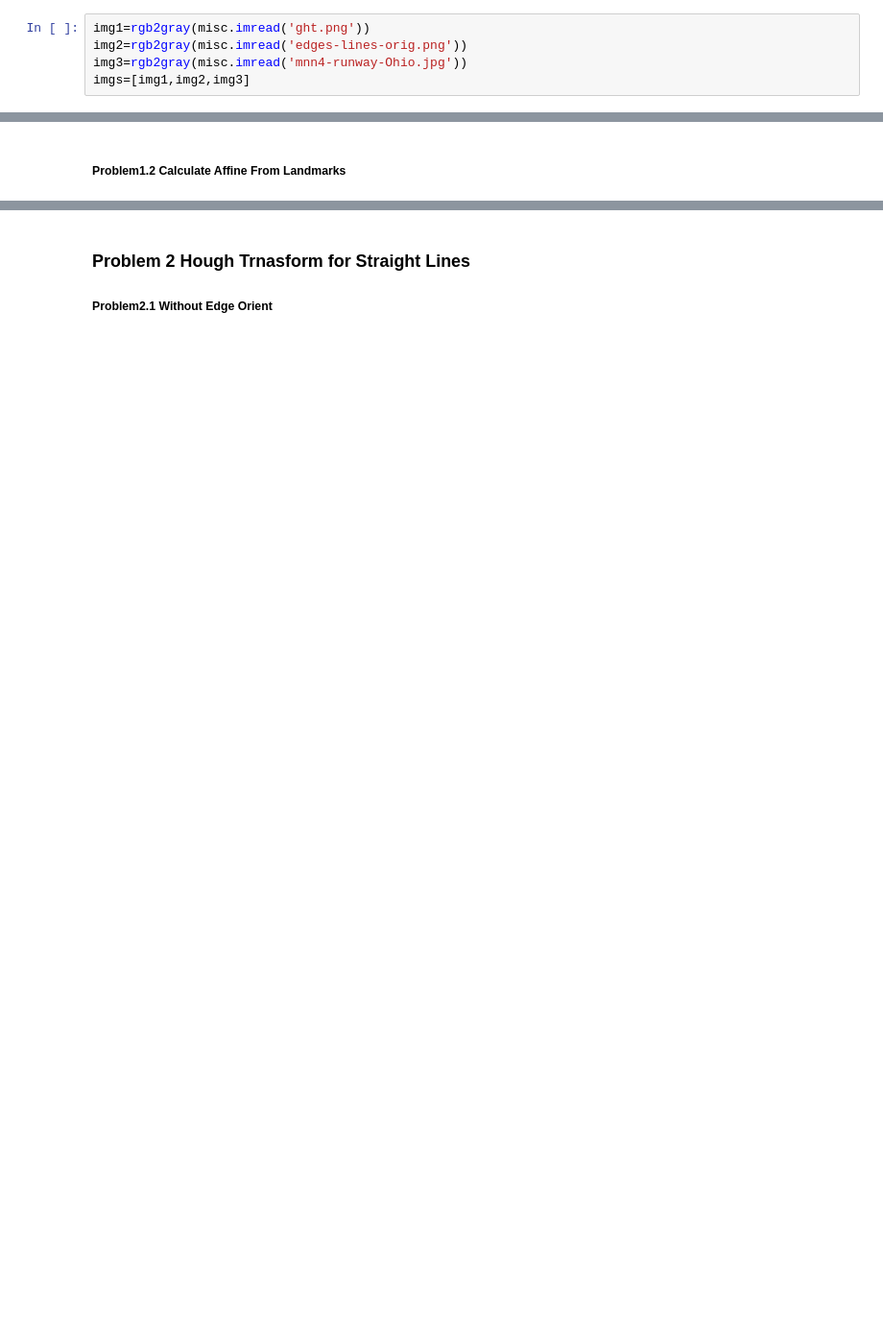
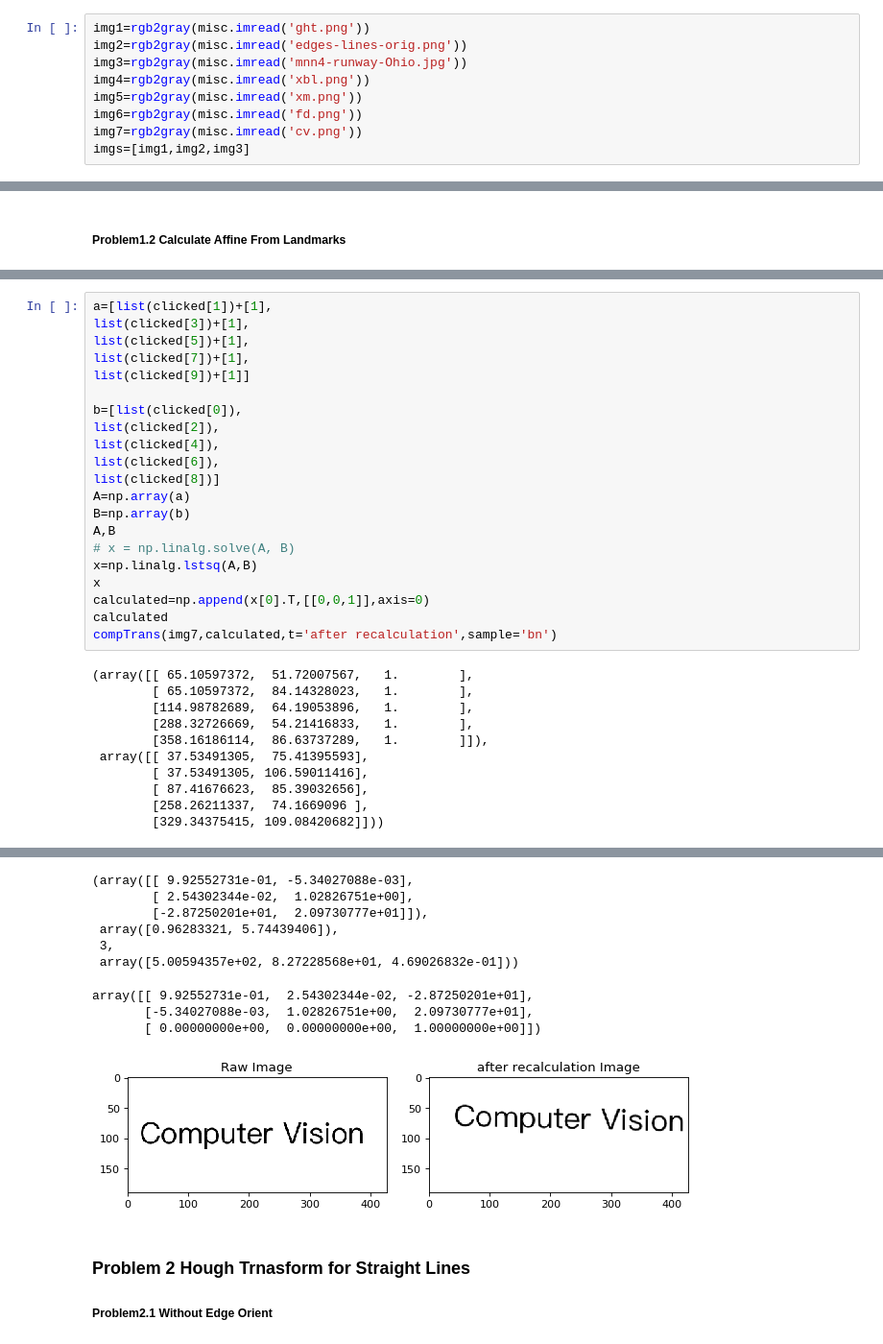
Before and after one commit to edwardchu-studio/CVHomework, a Jupyter notebook: HW3/pract/Proj2(HW3Prac).ipynb, the cells around one changed output, grey strips where cells are left out. Shown at 96% size. Drawn from its saved outputs; the diff is of its cells as text; blank space fills up the shorter version.

```diff
--- a/HW3/pract/Proj2(HW3Prac).ipynb
+++ b/HW3/pract/Proj2(HW3Prac).ipynb
@@ -28,6 +30,10 @@ def rgb2gray(rgb):
 img1=rgb2gray(misc.imread('ght.png'))
 img2=rgb2gray(misc.imread('edges-lines-orig.png'))
 img3=rgb2gray(misc.imread('mnn4-runway-Ohio.jpg'))
+img4=rgb2gray(misc.imread('xbl.png'))
+img5=rgb2gray(misc.imread('xm.png'))
+img6=rgb2gray(misc.imread('fd.png'))
+img7=rgb2gray(misc.imread('cv.png'))
 imgs=[img1,img2,img3]
 # %% [markdown]
 ### Problem 1 Affine Image Transformation
@@ -128,0 +159,32 @@ linsolve(system, a, b,c,d,e,f )
+# %%
+a=[list(clicked[1])+[1],
+list(clicked[3])+[1],
+list(clicked[5])+[1],
+list(clicked[7])+[1],
+list(clicked[9])+[1]]
+
+b=[list(clicked[0]),
+list(clicked[2]),
+list(clicked[4]),
+list(clicked[6]),
+list(clicked[8])]
+A=np.array(a)
+B=np.array(b)
+A,B
+# x = np.linalg.solve(A, B)
+x=np.linalg.lstsq(A,B)
+x
+calculated=np.append(x[0].T,[[0,0,1]],axis=0)
+calculated
+compTrans(img7,calculated,t='after recalculation',sample='bn')
+# %% [output]
+(array([[ 65.10597372,  51.72007567,   1.        ],
+        [ 65.10597372,  84.14328023,   1.        ],
+        [114.98782689,  64.19053896,   1.        ],
+        [288.32726669,  54.21416833,   1.        ],
+        [358.16186114,  86.63737289,   1.        ]]),
+ array([[ 37.53491305,  75.41395593],
+        [ 37.53491305, 106.59011416],
+        [ 87.41676623,  85.39032656],
+        [258.26211337,  74.1669096 ],
+        [329.34375415, 109.08420682]]))
@@ -129,3 +193,13 @@ linsolve(system, a, b,c,d,e,f )
+(array([[ 9.92552731e-01, -5.34027088e-03],
+        [ 2.54302344e-02,  1.02826751e+00],
+        [-2.87250201e+01,  2.09730777e+01]]),
+ array([0.96283321, 5.74439406]),
+ 3,
+ array([5.00594357e+02, 8.27228568e+01, 4.69026832e-01]))
+array([[ 9.92552731e-01,  2.54302344e-02, -2.87250201e+01],
+       [-5.34027088e-03,  1.02826751e+00,  2.09730777e+01],
+       [ 0.00000000e+00,  0.00000000e+00,  1.00000000e+00]])
+[figure, added]
 # %% [markdown]
 ### Problem 2 Hough Trnasform for Straight Lines
 ##### Problem2.1  Without Edge Orient
```
Also changed, not shown: parts of 13 cells of this notebook, 9 other files.
